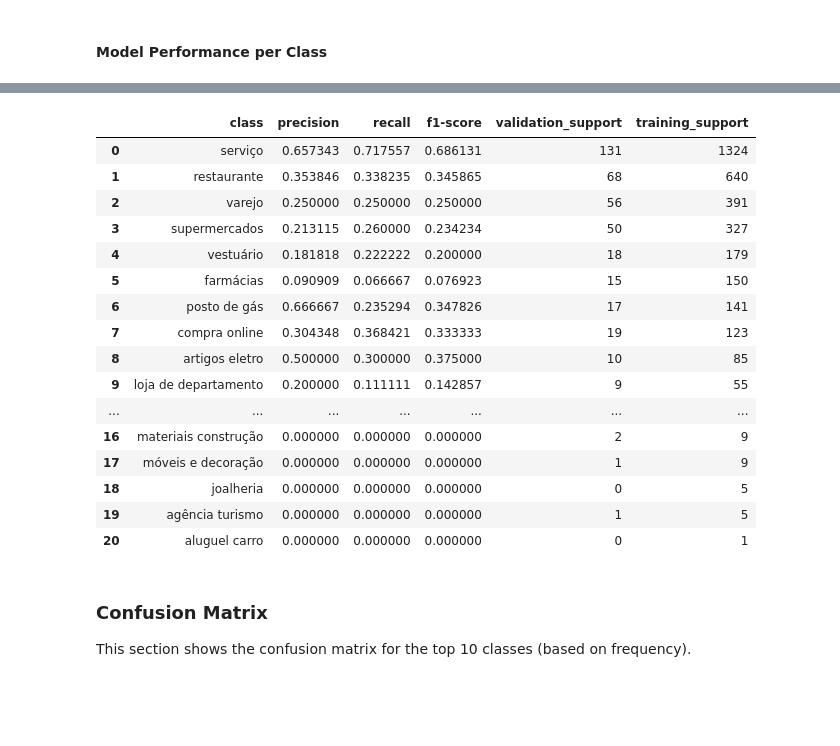
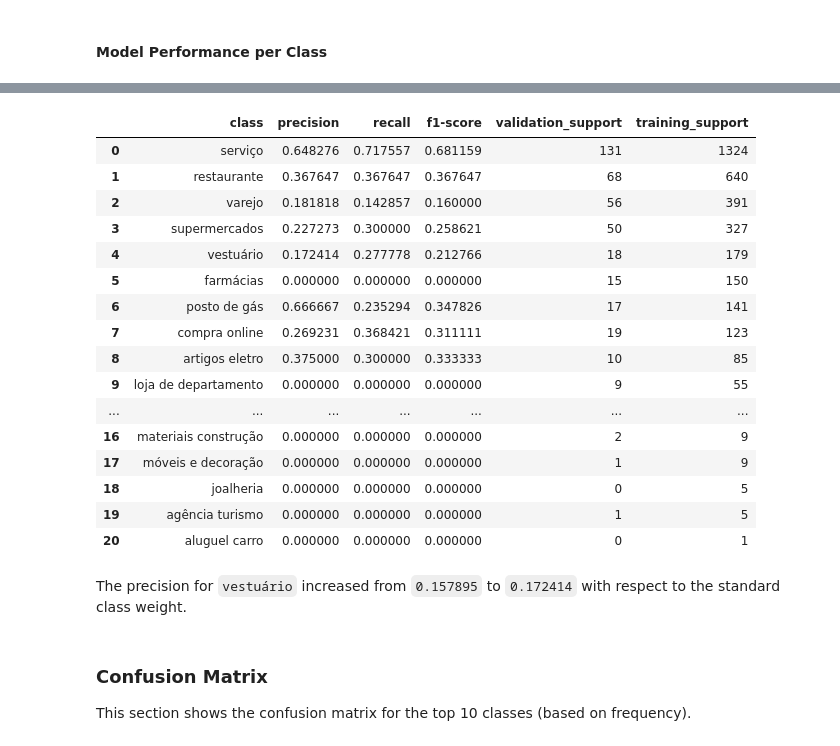
Before and after one commit to brunovilar/financial_transactions_classification, a Jupyter notebook: application/notebooks/03.2_TrainModifiedModel.ipynb, the cells around one changed output, grey strips where cells are left out. Cells and saved outputs as stored; diff of their text form; code cells hidden in the pictures; blank space fills up the shorter version.

```diff
--- a/application/notebooks/03.2_TrainModifiedModel.ipynb
+++ b/application/notebooks/03.2_TrainModifiedModel.ipynb
@@ -93,7 +108,11 @@ COLUMNS_SELECTION  = combine_feature_columns(HIGH_CARDINALITY_CATEGORICAL_COLUMN
                                              BINARY_COLUMNS,
                                              NUMERIC_COLUMNS)
 
-EXPERIMENT_RUN_NAME = 'Base Model'
+
+WEIGHT_ADJUSTMENT_OPTIONS = [1, 1.5, 2, 2.5, 3, 5, 10,
+                             15, 20, 30, 50, 100, 150, 200]
+
+EXPERIMENT_RUN_NAME = 'Modified Model'
 # %% [markdown]
 ## MLflow Settings
 # %%
@@ -218,44 +338,50 @@ Summarized Fold Metrics
 # %%
 selected_fold = 0
+selected_resource = [ix
+                     for ix, r in enumerate(resources)
+                     if r['clothing_adjustment'] == 15][selected_fold]
+
 fold_train_df, _ = folds[selected_fold]
-fold_y, fold_preds, fold_labels = itemgetter('y', 'preds', 'labels')(resources[selected_fold])
+fold_y, fold_preds, fold_labels = itemgetter('y', 'preds', 'labels')(resources[selected_resource])
 
 training_support_df = generate_labels_support(fold_train_df).set_index('grupo_estabelecimento')
 
 classification_report_df = generate_classification_report(fold_y, fold_preds, fold_labels)
 (
     classification_report_df
     .join(training_support_df)
     .rename(columns={'support': 'validation_support'})
     .astype({'validation_support': int})
     .sort_values(by='training_support', ascending=False)
     .reset_index()
     .rename(columns={'index': 'class'})
     .style
     .applymap(lambda value: 'background-color:#7fb3d5' if value  > .5 else '',
               subset=['f1-score', 'precision', 'recall'])
     .applymap(lambda value: 'background-color:#d2b4de' if value  == 'vestuário' else '',
              subset=['class'])
     .applymap(lambda value: 'font-weight:bold', subset=['class'])
 )
 # %% [output]
 |  | class | precision | recall | f1-score | validation_support | training_support |
-| 0 | serviço | 0.657343 | 0.717557 | 0.686131 | 131 | 1324 |
-| 1 | restaurante | 0.353846 | 0.338235 | 0.345865 | 68 | 640 |
-| 2 | varejo | 0.250000 | 0.250000 | 0.250000 | 56 | 391 |
-| 3 | supermercados | 0.213115 | 0.260000 | 0.234234 | 50 | 327 |
-| 4 | vestuário | 0.181818 | 0.222222 | 0.200000 | 18 | 179 |
-| 5 | farmácias | 0.090909 | 0.066667 | 0.076923 | 15 | 150 |
+| 0 | serviço | 0.648276 | 0.717557 | 0.681159 | 131 | 1324 |
+| 1 | restaurante | 0.367647 | 0.367647 | 0.367647 | 68 | 640 |
+| 2 | varejo | 0.181818 | 0.142857 | 0.160000 | 56 | 391 |
+| 3 | supermercados | 0.227273 | 0.300000 | 0.258621 | 50 | 327 |
+| 4 | vestuário | 0.172414 | 0.277778 | 0.212766 | 18 | 179 |
+| 5 | farmácias | 0.000000 | 0.000000 | 0.000000 | 15 | 150 |
 | 6 | posto de gás | 0.666667 | 0.235294 | 0.347826 | 17 | 141 |
-| 7 | compra online | 0.304348 | 0.368421 | 0.333333 | 19 | 123 |
-| 8 | artigos eletro | 0.500000 | 0.300000 | 0.375000 | 10 | 85 |
-| 9 | loja de departamento | 0.200000 | 0.111111 | 0.142857 | 9 | 55 |
+| 7 | compra online | 0.269231 | 0.368421 | 0.311111 | 19 | 123 |
+| 8 | artigos eletro | 0.375000 | 0.300000 | 0.333333 | 10 | 85 |
+| 9 | loja de departamento | 0.000000 | 0.000000 | 0.000000 | 9 | 55 |
 | ... | ... | ... | ... | ... | ... | ... |
 | 16 | materiais construção | 0.000000 | 0.000000 | 0.000000 | 2 | 9 |
 | 17 | móveis e decoração | 0.000000 | 0.000000 | 0.000000 | 1 | 9 |
 | 18 | joalheria | 0.000000 | 0.000000 | 0.000000 | 0 | 5 |
 | 19 | agência turismo | 0.000000 | 0.000000 | 0.000000 | 1 | 5 |
 | 20 | aluguel carro | 0.000000 | 0.000000 | 0.000000 | 0 | 1 |
+# %% [markdown]
+The precision for `vestuário` increased from `0.157895` to `0.172414` with respect to the standard class weight.
 # %% [markdown]
 ### Confusion Matrix
 
```
Also changed, not shown: parts of 18 cells of this notebook, 7 other files.
